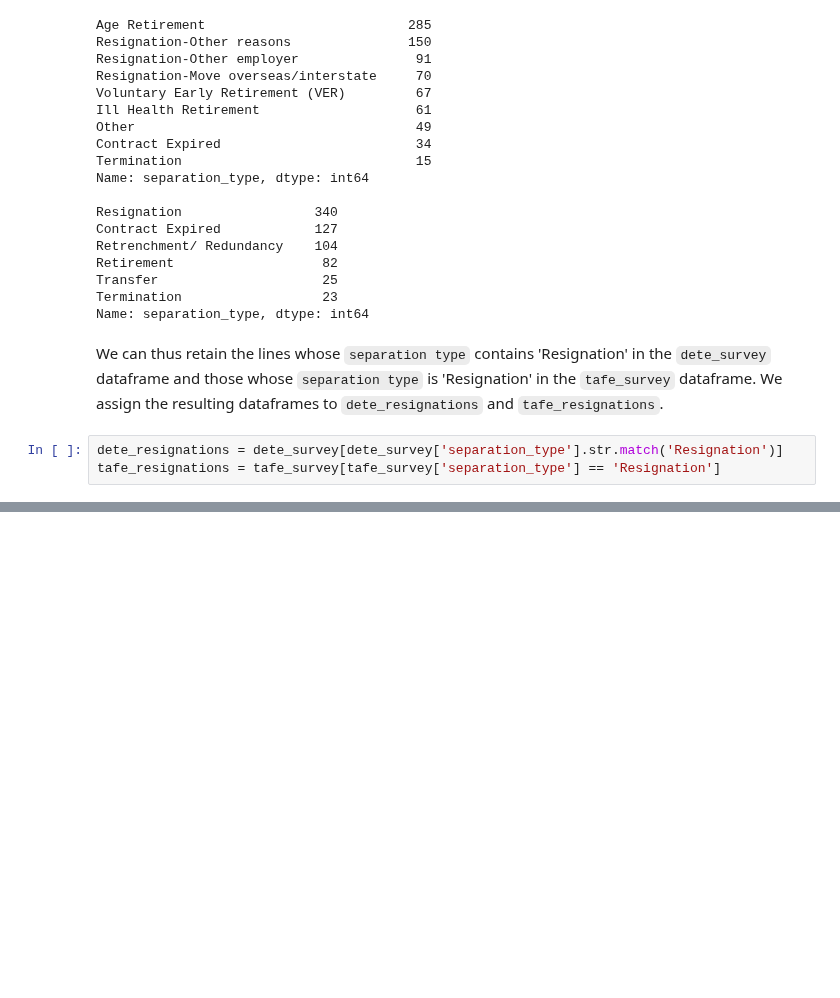
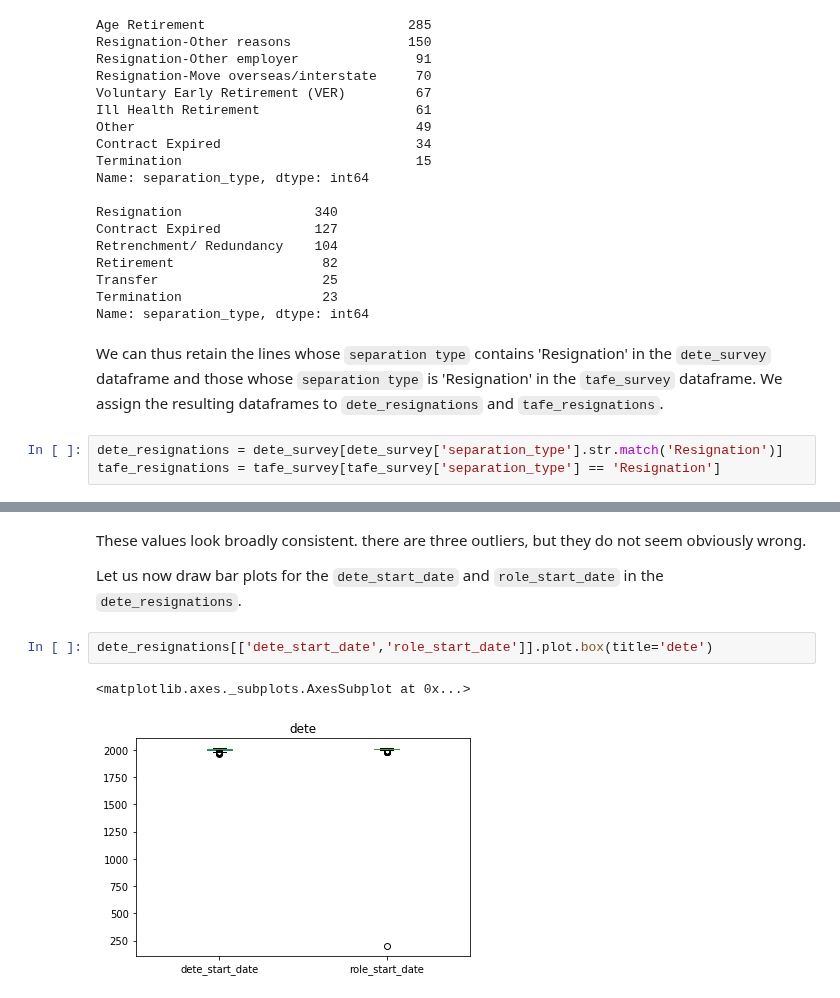
Before and after one commit to FlorentCLMichel/learning_data_science, a Jupyter notebook: Projects_Jupyter/Employees_Exit_Survey.ipynb, the cells around one changed output, grey strips where cells are left out. Cells and saved outputs as stored; diff of their text form; blank space fills up the shorter version.

```diff
--- a/Projects_Jupyter/Employees_Exit_Survey.ipynb
+++ b/Projects_Jupyter/Employees_Exit_Survey.ipynb
@@ -193,0 +286,10 @@ tafe_resignations = tafe_survey[tafe_survey['separation_type'] == 'Resignation']
+# %% [markdown]
+These values look broadly consistent.
+there are three outliers, but they do not seem obviously wrong.
+
+Let us now draw bar plots for the `dete_start_date` and `role_start_date` in the `dete_resignations`.
+# %%
+dete_resignations[['dete_start_date','role_start_date']].plot.box(title='dete')
+# %% [output]
+<matplotlib.axes._subplots.AxesSubplot at 0x...>
+[figure, added]
```
Also changed, not shown: parts of 42 cells of this notebook, 2 other files.
